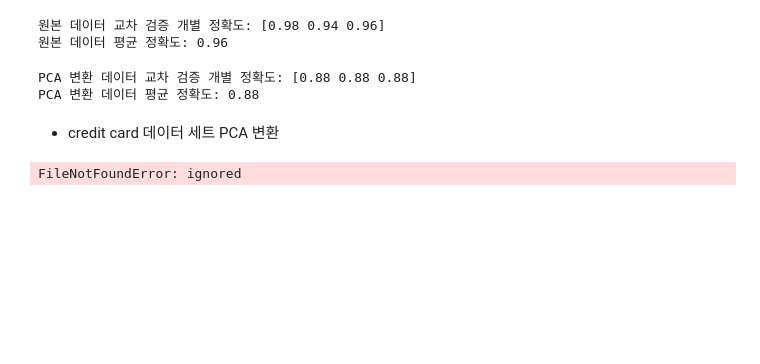
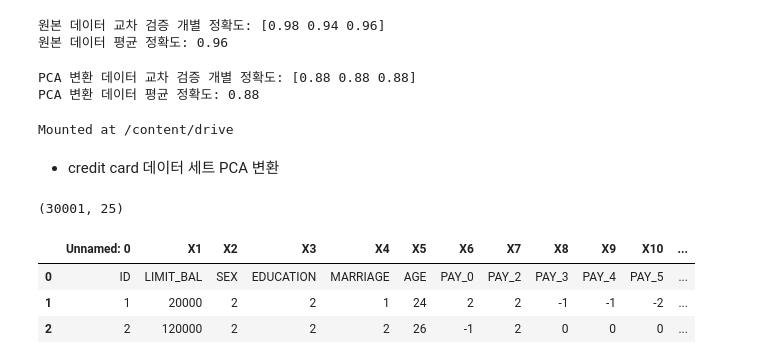
Before and after one commit to billkim418/Machine_learning, a Jupyter notebook: 6장/6-2_PCA.ipynb, the cells around one changed output. Cells and saved outputs as stored; diff of their text form; code cells hidden in the pictures; blank space fills up the shorter version.

```diff
--- a/6장/6-2_PCA.ipynb
+++ b/6장/6-2_PCA.ipynb
@@ -121,16 +125,26 @@ print('PCA 변환 데이터 평균 정확도:', np.mean(scores_pca))
 # %% [output]
 PCA 변환 데이터 교차 검증 개별 정확도: [0.88 0.88 0.88]
 PCA 변환 데이터 평균 정확도: 0.88
+# %%
+from google.colab import drive
+drive.mount('/content/drive')
+# %% [output]
+Mounted at /content/drive
 # %% [markdown]
 * credit card 데이터 세트 PCA 변환
 # %%
+#3만개의 rows와 25개의 피쳐를 가지고 있는 데이터셋임을 확인할 수 있다.
 import pandas as pd
 
-df = pd.read_excel('credit_card.xls', sheet_name='Data')
+df = pd.read_excel('/content/drive/MyDrive/머신러닝/6장/data/credit_card.xls.xls', sheet_name='Data')
 print(df.shape)
 df.head(3)
 # %% [output]
-FileNotFoundError: ignored
+(30001, 25)
+|  | Unnamed: 0 | X1 | X2 | X3 | X4 | X5 | X6 | X7 | X8 | X9 | X10 | ... |
+| 0 | ID | LIMIT_BAL | SEX | EDUCATION | MARRIAGE | AGE | PAY_0 | PAY_2 | PAY_3 | PAY_4 | PAY_5 | ... |
+| 1 | 1 | 20000 | 2 | 2 | 1 | 24 | 2 | 2 | -1 | -1 | -2 | ... |
+| 2 | 2 | 120000 | 2 | 2 | 2 | 26 | -1 | 2 | 0 | 0 | 0 | ... |
 # %%
 # header로 의미없는 첫행 제거, iloc로 기존 id 제거
 import pandas as pd
```
Also changed, not shown: parts of 7 cells of this notebook, 2 other files.
